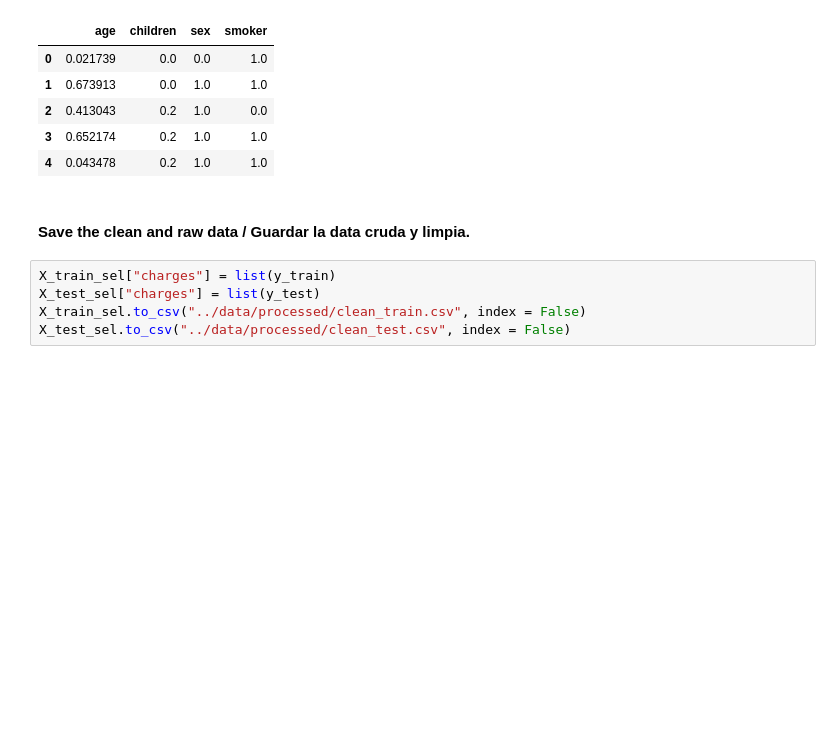
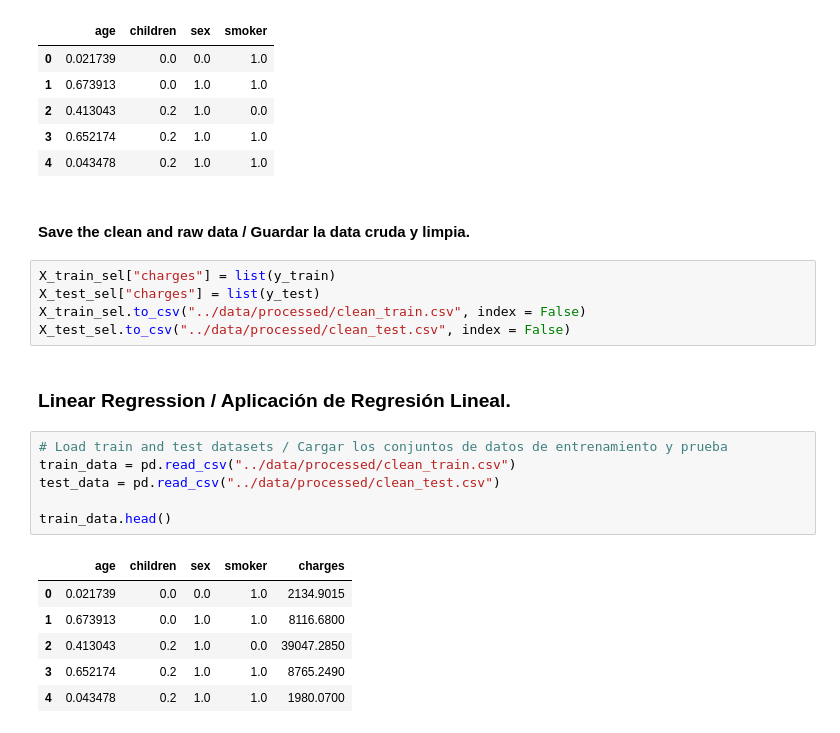
Before and after one commit to Steffanoganahl/Tutorial-de-Proyecto-de-Regresi-n-Linea, a Jupyter notebook: src/explore.ipynb, the cells around one changed output. Saved outputs shown, nothing was run; the diff lists cells and outputs as text; blank space fills up the shorter version.

Commit message:
Se completa Tutorial de Proyecto de Regresión Lineal.

```diff
--- a/src/explore.ipynb
+++ b/src/explore.ipynb
@@ -399,3 +399,18 @@ X_train_sel["charges"] = list(y_train)
 X_test_sel["charges"] = list(y_test)
 X_train_sel.to_csv("../data/processed/clean_train.csv", index = False)
 X_test_sel.to_csv("../data/processed/clean_test.csv", index = False)
+# %% [markdown]
+### Linear Regression / Aplicación de Regresión Lineal.
+# %%
+# Load train and test datasets / Cargar los conjuntos de datos de entrenamiento y prueba
+train_data = pd.read_csv("../data/processed/clean_train.csv")
+test_data = pd.read_csv("../data/processed/clean_test.csv")
+
+train_data.head()
+# %% [output]
+|  | age | children | sex | smoker | charges |
+| 0 | 0.021739 | 0.0 | 0.0 | 1.0 | 2134.9015 |
+| 1 | 0.673913 | 0.0 | 1.0 | 1.0 | 8116.6800 |
+| 2 | 0.413043 | 0.2 | 1.0 | 0.0 | 39047.2850 |
+| 3 | 0.652174 | 0.2 | 1.0 | 1.0 | 8765.2490 |
+| 4 | 0.043478 | 0.2 | 1.0 | 1.0 | 1980.0700 |
```
Also changed, not shown: parts of 8 cells of this notebook, 1 other file.
